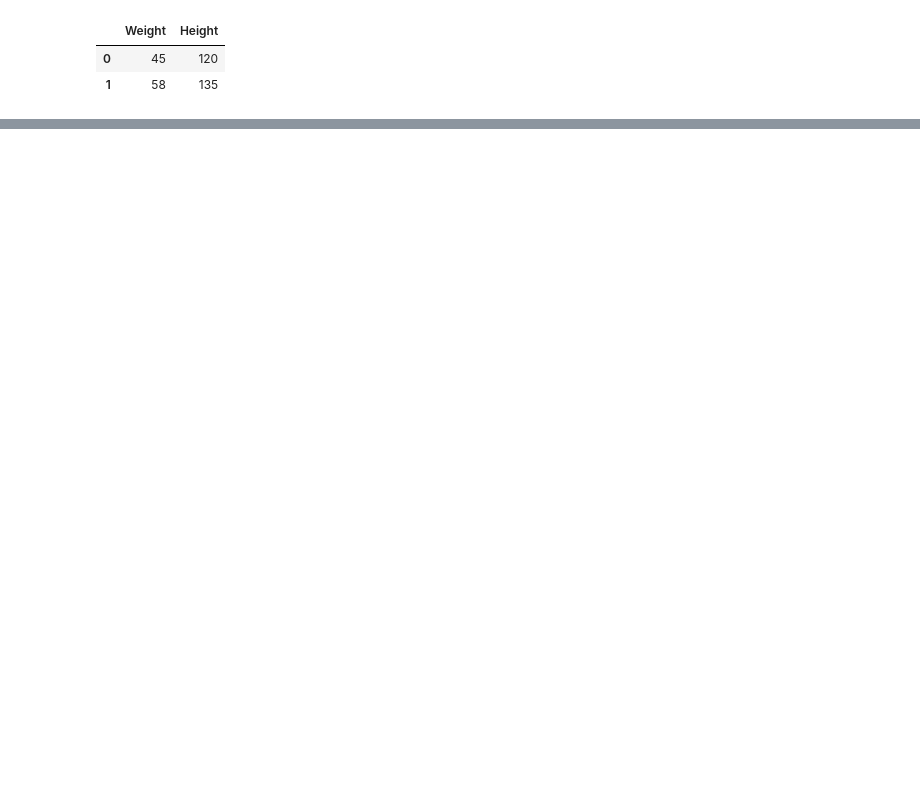
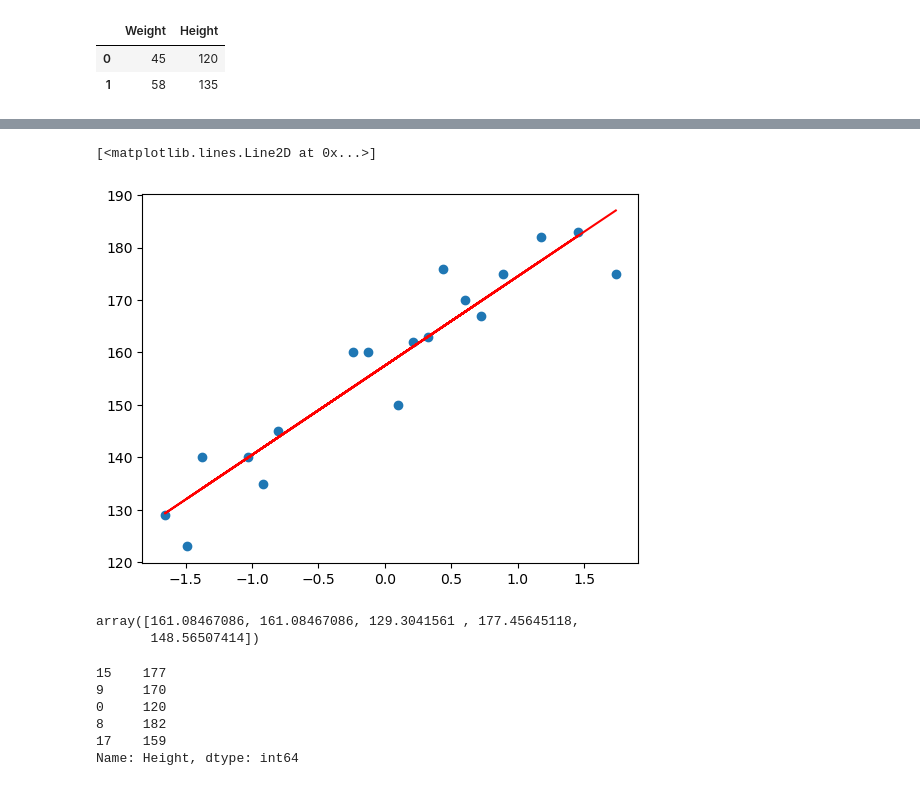
Before and after one commit to DragonKrissash/DataScience-Masters, a Jupyter notebook: Class Work/03 - Machine Learning/09 - Regression/Linear regression.ipynb, the cells around one changed output, grey strips where cells are left out. Saved outputs shown, nothing was run; the diff lists cells and outputs as text; code cells hidden in the pictures; blank space fills up the shorter version.

```diff
--- a/Class Work/03 - Machine Learning/09 - Regression/Linear regression.ipynb
+++ b/Class Work/03 - Machine Learning/09 - Regression/Linear regression.ipynb
@@ -16,0 +63,2 @@ plt.xlabel('Weight')
+# %%
+regressor=LinearRegression()
@@ -16,0 +77,6 @@ plt.xlabel('Weight')
+# %%
+plt.scatter(X_train,y_train)
+plt.plot(X_train,regressor.predict(X_train),'r')
+# %% [output]
+[<matplotlib.lines.Line2D at 0x...>]
+[figure, added]
@@ -16,0 +85,14 @@ plt.xlabel('Weight')
+# %%
+y_pred_test
+# %% [output]
+array([161.08467086, 161.08467086, 129.3041561 , 177.45645118,
+       148.56507414])
+# %%
+y_test
+# %% [output]
+15    177
+9     170
+0     120
+8     182
+17    159
+Name: Height, dtype: int64
```
Also changed, not shown: parts of 27 cells of this notebook.
